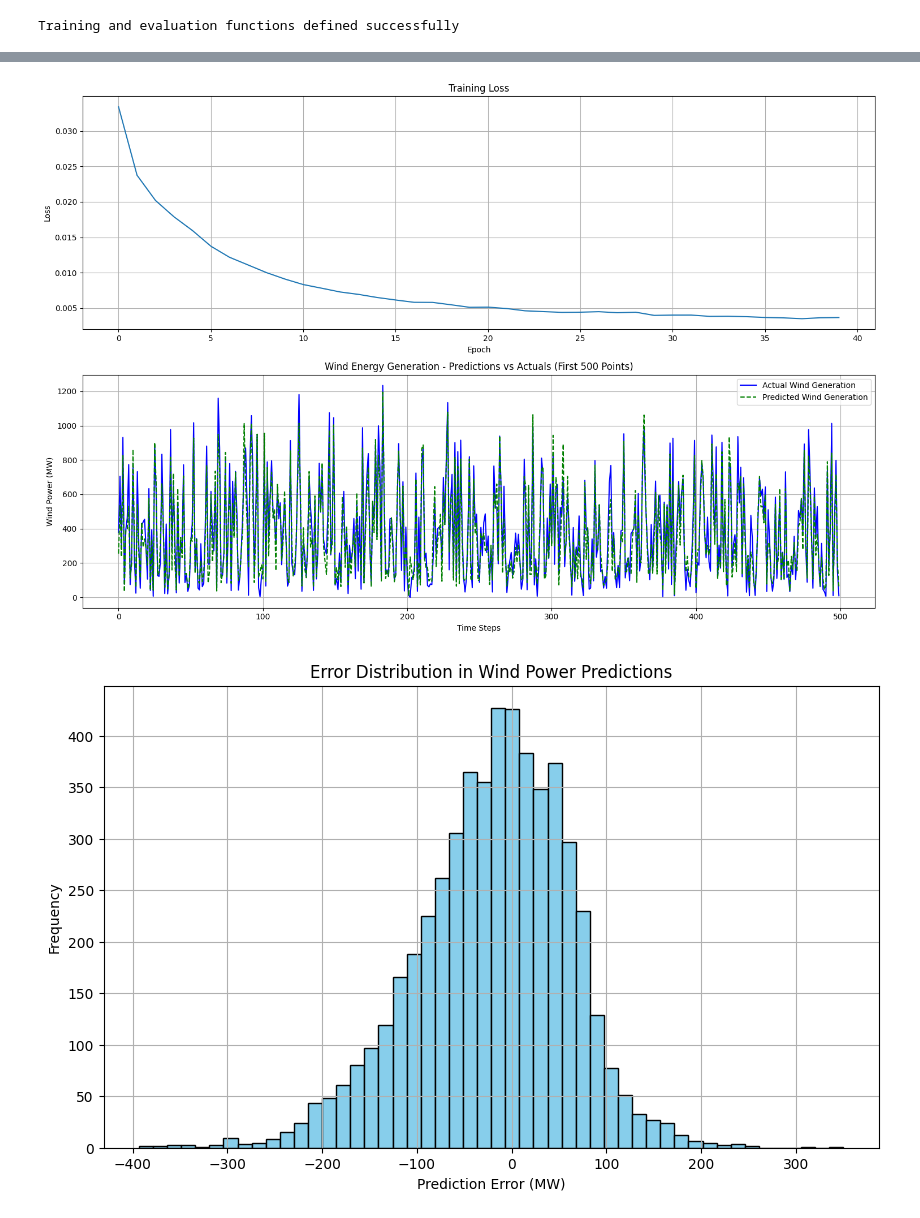
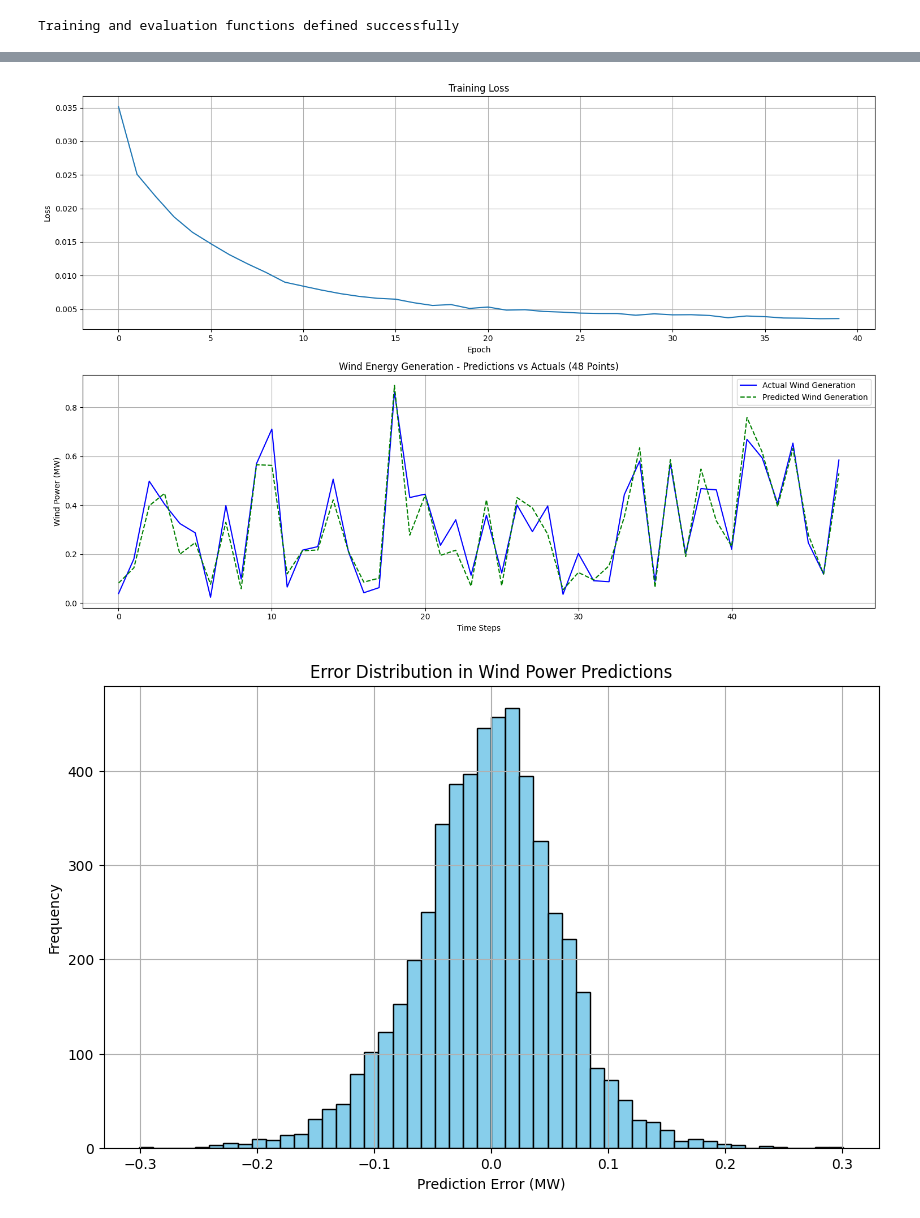
Before and after one commit to jtwirly/ennergy, a Jupyter notebook: CNNenergy.ipynb, the cells around one changed output, grey strips where cells are left out. Cells and saved outputs as stored; diff of their text form; code cells hidden in the pictures.

```diff
--- a/CNNenergy.ipynb
+++ b/CNNenergy.ipynb
@@ -878,8 +912,28 @@ scheduler = optim.lr_scheduler.ReduceLROnPlateau(optimizer, mode='min', factor=0
 # Train model
 losses = train_wind_model(model, train_loader, criterion, optimizer, device, NUM_EPOCHS)
 
-# Evaluate model
-predictions, actuals, mae, rmse, r2 = evaluate_wind_model(model, test_loader, scaler_target, device)
+# Evaluate model (get all predictions first)
+model.eval()
+all_predictions = []
+all_actuals = []
+with torch.no_grad():
+    for batch_X, batch_y in test_loader:
+        batch_X = batch_X.to(device)
+        outputs = model(batch_X)
+        all_predictions.extend(outputs.cpu().numpy())
+        all_actuals.extend(batch_y.numpy())
+
+# Convert to arrays
+all_predictions = np.array(all_predictions)
+all_actuals = np.array(all_actuals)
+
+# Calculate metrics using all data
+mae = mean_absolute_error(all_actuals, all_predictions)
+rmse = np.sqrt(mean_squared_error(all_actuals, all_predictions))
+r2 = r2_score(all_actuals, all_predictions)
+
+# Calculate errors on full dataset
+errors = all_predictions - all_actuals
 
 # Plot results
 plt.figure(figsize=(15, 10))
@@ -892,11 +946,11 @@ plt.xlabel('Epoch')
 plt.ylabel('Loss')
 plt.grid(True)
 
-# Predictions vs Actuals
+# Predictions vs Actuals (only first 48 samples for visualization)
 plt.subplot(2, 1, 2)
-plt.plot(actuals[:500], label='Actual Wind Generation', color='blue')
-plt.plot(predictions[:500], label='Predicted Wind Generation', color='green', linestyle='--')
-plt.title('Wind Energy Generation - Predictions vs Actuals (First 500 Points)', fontsize=12)
+plt.plot(all_actuals[:48], label='Actual Wind Generation', color='blue')
+plt.plot(all_predictions[:48], label='Predicted Wind Generation', color='green', linestyle='--')
+plt.title('Wind Energy Generation - Predictions vs Actuals (48 Points)', fontsize=12)
 plt.xlabel('Time Steps')
 plt.ylabel('Wind Power (MW)')
 plt.legend()
@@ -905,9 +959,8 @@ plt.grid(True)
 plt.tight_layout()
 plt.show()
 
-# Additional error distribution plot
+# Additional error distribution plot (using all data)
 plt.figure(figsize=(10, 6))
-errors = predictions - actuals
 plt.hist(errors, bins=50, color='skyblue', edgecolor='black')
 plt.title('Error Distribution in Wind Power Predictions', fontsize=12)
 plt.xlabel('Prediction Error (MW)')
@@ -916,13 +969,13 @@ plt.grid(True)
 plt.show()
 
 # Print metrics
-print("\nWind Generation Forecasting Metrics:")
+print("\nWind Generation Forecasting Metrics (computed on full test set):")
 print(f"Mean Absolute Error: {mae:.2f} MW")
 print(f"Root Mean Square Error: {rmse:.2f} MW")
 print(f"R² Score: {r2:.4f}")
 
 # Calculate and print additional statistics
-print("\nAdditional Statistics:")
+print("\nAdditional Statistics (computed on full test set):")
 print(f"Mean Error: {np.mean(errors):.2f} MW")
 print(f"Error Standard Deviation: {np.std(errors):.2f} MW")
 print(f"90th Percentile of Absolute Error: {np.percentile(np.abs(errors), 90):.2f} MW")
@@ -957,2 +1010,2 @@ Epoch 40/40, Loss: 0.0037
-[figure, old version]
+[figure, new version]
-[figure, old version]
+[figure, new version]
```
Also changed, not shown: parts of 3 cells of this notebook.
